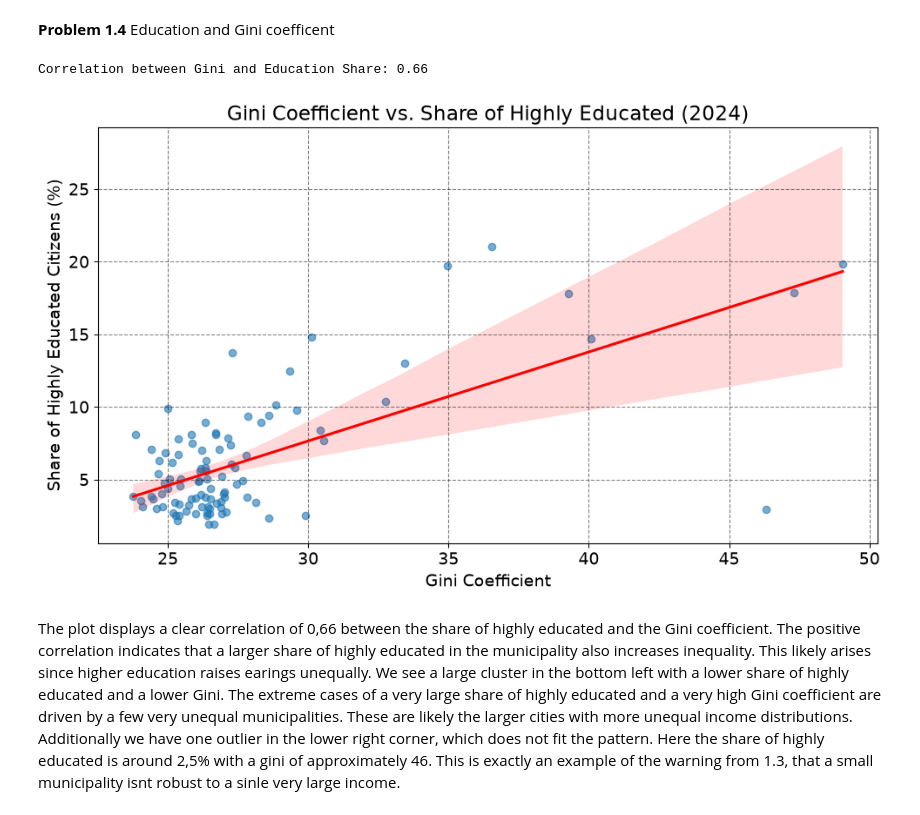
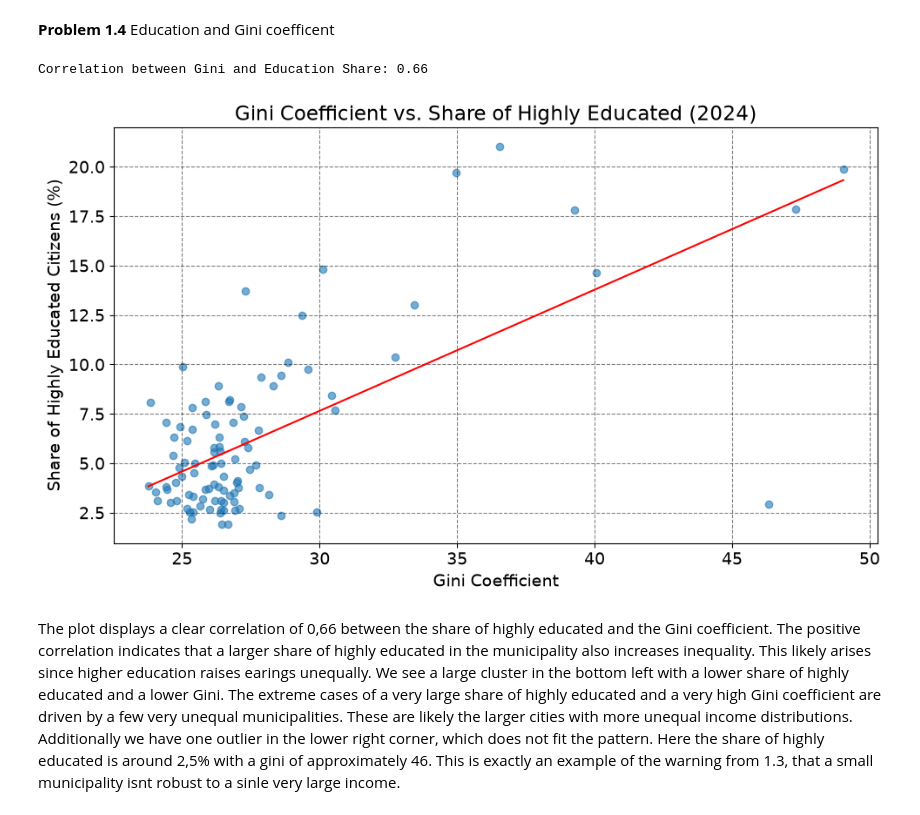
Before and after one commit to NumEconCopenhagen/projects-2024-group67, a Jupyter notebook: DataProject.ipynb, the cells around one changed output. Saved outputs shown, nothing was run; the diff lists cells and outputs as text; code cells hidden in the pictures.

```diff
--- a/DataProject.ipynb
+++ b/DataProject.ipynb
@@ -649,7 +645,6 @@ Finally, we consider the warning regarding small populations. The graph shows a
 # %%
 import pandas as pd
 import matplotlib.pyplot as plt
-import seaborn as sns
 
 # a. defining a function to fetch education and population data
 def load_education_share(year):
@@ -670,7 +665,7 @@ def load_education_share(year):
             {'code': 'BOPOMR', 'values': ['*']},
             {'code': 'KØN', 'values': ['TOT']},
             {'code': 'ALDER', 'values': ['TOT']},
-            {'code': 'HERKOMST', 'values': ['TOT']},     # TILFØJET HER
+            {'code': 'HERKOMST', 'values': ['TOT']},
             {'code': 'HFUDD', 'values': ['H70']},
             {'code': 'TID', 'values': [str(year)]}
         ]
@@ -714,36 +709,41 @@ def load_education_share(year):
                          on='KOMMUNEDK', how='inner')
 
     # viii. calculating percentage share of highly educated
     df_merged['edu_share_pct'] = (df_merged['highly_educated'] / df_merged['total_population']) * 100
 
     # ix. filtering out aggregated regions and country totals
     exclude_list = ['Region Hovedstaden', 'Region Sjælland', 'Region Syddanmark', 'Region Midtjylland', 'Region Nordjylland', 'Hele landet']
     df_merged = df_merged[~df_merged['KOMMUNEDK'].isin(exclude_list)]
 
     return df_merged[['KOMMUNEDK', 'edu_share_pct']].dropna()
 
 # b. data merging and correlation calculation
 df_edu_share = load_education_share(last_year)
 
 df_extended = pd.merge(df_last_year, df_edu_share, on='KOMMUNEDK', how='inner')
 
 correlation = df_extended['gini'].corr(df_extended['edu_share_pct'])
 print(f"Correlation between Gini and Education Share: {correlation:.2f}")
 
-# c. plotting scatterplot with regression line
+# c. plotting scatter with regression line
 plt.figure(figsize=(10, 6))
-sns.regplot(data=df_extended, x='gini', y='edu_share_pct', scatter_kws={'alpha':0.6}, line_kws={'color':'red'})
+plt.scatter(df_extended['gini'], df_extended['edu_share_pct'], alpha=0.6)
+
+# Using numpy to fit the regression line
+b, a = np.polyfit(df_extended['gini'], df_extended['edu_share_pct'], 1)
+x_line = np.linspace(df_extended['gini'].min(), df_extended['gini'].max(), 100)
+plt.plot(x_line, a + b * x_line, color='red')
 
 # d. plot formatting
 plt.title(f'Gini Coefficient vs. Share of Highly Educated ({last_year})')
 plt.xlabel('Gini Coefficient')
 plt.ylabel('Share of Highly Educated Citizens (%)')
 plt.grid(True, linestyle='--', alpha=0.5)
 plt.tight_layout()
 plt.show()
 # %% [output]
 Correlation between Gini and Education Share: 0.66
-[figure, old version]
+[figure, new version]
 # %% [markdown]
 The plot displays a clear correlation of 0,66 between the share of highly educated and the Gini coefficient. The positive correlation indicates that a larger share of highly educated in the municipality also increases inequality. This likely arises since higher education raises earings unequally. We see a large cluster in the bottom left with a lower share of highly educated and a lower Gini. The extreme cases of a very large share of highly educated and a very high Gini coefficient are driven by a few very unequal municipalities. These are likely the larger cities with more unequal income distributions. Additionally we have one outlier in the lower right corner, which does not fit the pattern. Here the share of highly educated is around 2,5% with a gini of approximately 46. This is exactly an example of the warning from 1.3, that a small municipality isnt robust to a sinle very large income.
 # %% [markdown]
```
Also changed, not shown: parts of 1 cell of this notebook.
